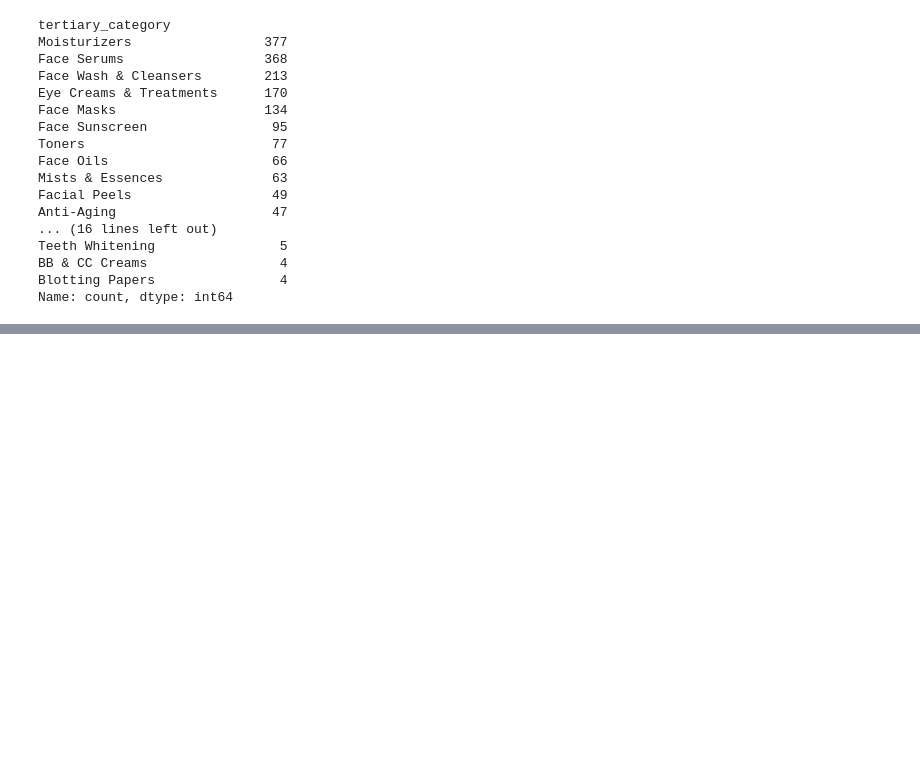
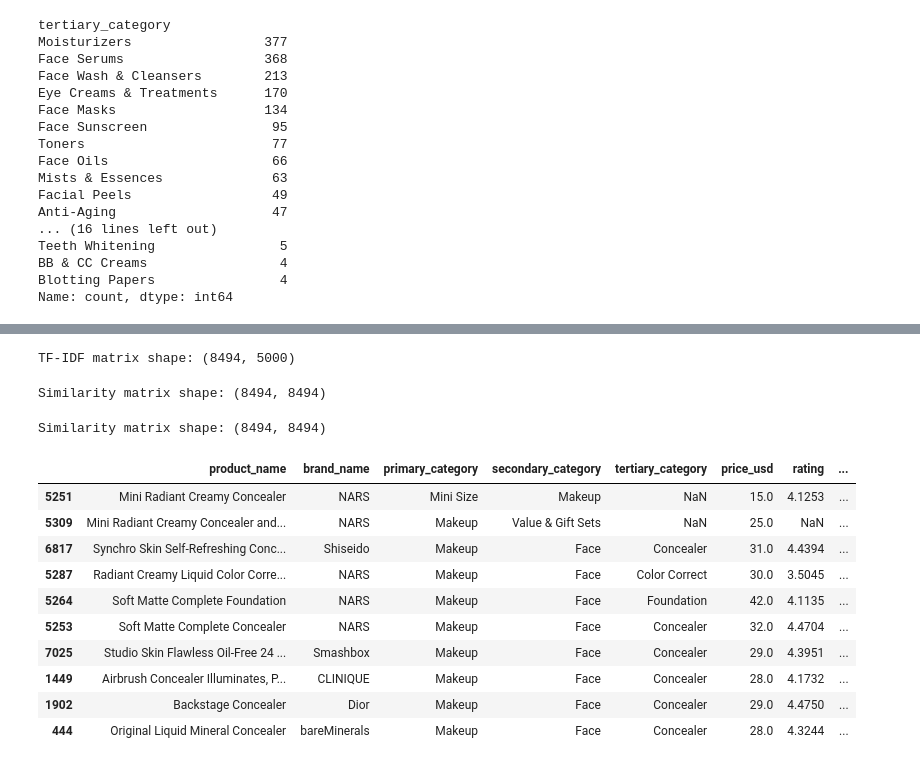
Before and after one commit to aslitarakcilar/cosmetic-recommendation-system, a Jupyter notebook: notebooks/01_data_loading.ipynb, the cells around one changed output, grey strips where cells are left out. Cells and saved outputs as stored; diff of their text form; code cells hidden in the pictures; blank space fills up the shorter version.

```diff
--- a/notebooks/01_data_loading.ipynb
+++ b/notebooks/01_data_loading.ipynb
@@ -1044,0 +1084,40 @@ Name: count, dtype: int64
+# %%
+# ---------------------------------------------------------------
+# TF-IDF VECTORIZATION
+#
+# product_text sütununu sayısal vektörlere dönüştürüyoruz.
+# Böylece her ürün bir feature vektörü haline geliyor.
+# ---------------------------------------------------------------
+
+tfidf = TfidfVectorizer(
+    stop_words="english",
+    max_features=5000
+)
+
+tfidf_matrix = tfidf.fit_transform(products_clean["product_text"])
+
+print("TF-IDF matrix shape:", tfidf_matrix.shape)
+# %% [output]
+TF-IDF matrix shape: (8494, 5000)
+# %%
+# ---------------------------------------------------------------
+# COSINE SIMILARITY MATRIX
+#
+# Bu adımda tüm ürünler arasındaki benzerliği hesaplıyoruz.
+# Her ürün diğer tüm ürünlerle karşılaştırılır.
+#
+# Sonuç:
+# similarity_matrix[i][j]
+# → ürün i ile ürün j ne kadar benzer
+# ---------------------------------------------------------------
+
+similarity_matrix = cosine_similarity(tfidf_matrix)
+
+print("Similarity matrix shape:", similarity_matrix.shape)
+# %% [output]
+Similarity matrix shape: (8494, 8494)
+# %%
+similarity_matrix = cosine_similarity(tfidf_matrix)
+print("Similarity matrix shape:", similarity_matrix.shape)
+# %% [output]
+Similarity matrix shape: (8494, 8494)
@@ -1044,0 +1193,14 @@ Name: count, dtype: int64
+# %%
+recommend_similar_products("Radiant Creamy Concealer", top_n=10)
+# %% [output]
+|  | product_name | brand_name | primary_category | secondary_category | tertiary_category | price_usd | rating | ... |
+| 5251 | Mini Radiant Creamy Concealer | NARS | Mini Size | Makeup | NaN | 15.0 | 4.1253 | ... |
+| 5309 | Mini Radiant Creamy Concealer and... | NARS | Makeup | Value & Gift Sets | NaN | 25.0 | NaN | ... |
+| 6817 | Synchro Skin Self-Refreshing Conc... | Shiseido | Makeup | Face | Concealer | 31.0 | 4.4394 | ... |
+| 5287 | Radiant Creamy Liquid Color Corre... | NARS | Makeup | Face | Color Correct | 30.0 | 3.5045 | ... |
+| 5264 | Soft Matte Complete Foundation | NARS | Makeup | Face | Foundation | 42.0 | 4.1135 | ... |
+| 5253 | Soft Matte Complete Concealer | NARS | Makeup | Face | Concealer | 32.0 | 4.4704 | ... |
+| 7025 | Studio Skin Flawless Oil-Free 24 ... | Smashbox | Makeup | Face | Concealer | 29.0 | 4.3951 | ... |
+| 1449 | Airbrush Concealer Illuminates, P... | CLINIQUE | Makeup | Face | Concealer | 28.0 | 4.1732 | ... |
+| 1902 | Backstage Concealer | Dior | Makeup | Face | Concealer | 29.0 | 4.4750 | ... |
+| 444 | Original Liquid Mineral Concealer | bareMinerals | Makeup | Face | Concealer | 28.0 | 4.3244 | ... |
```
Also changed, not shown: parts of 7 cells of this notebook.
